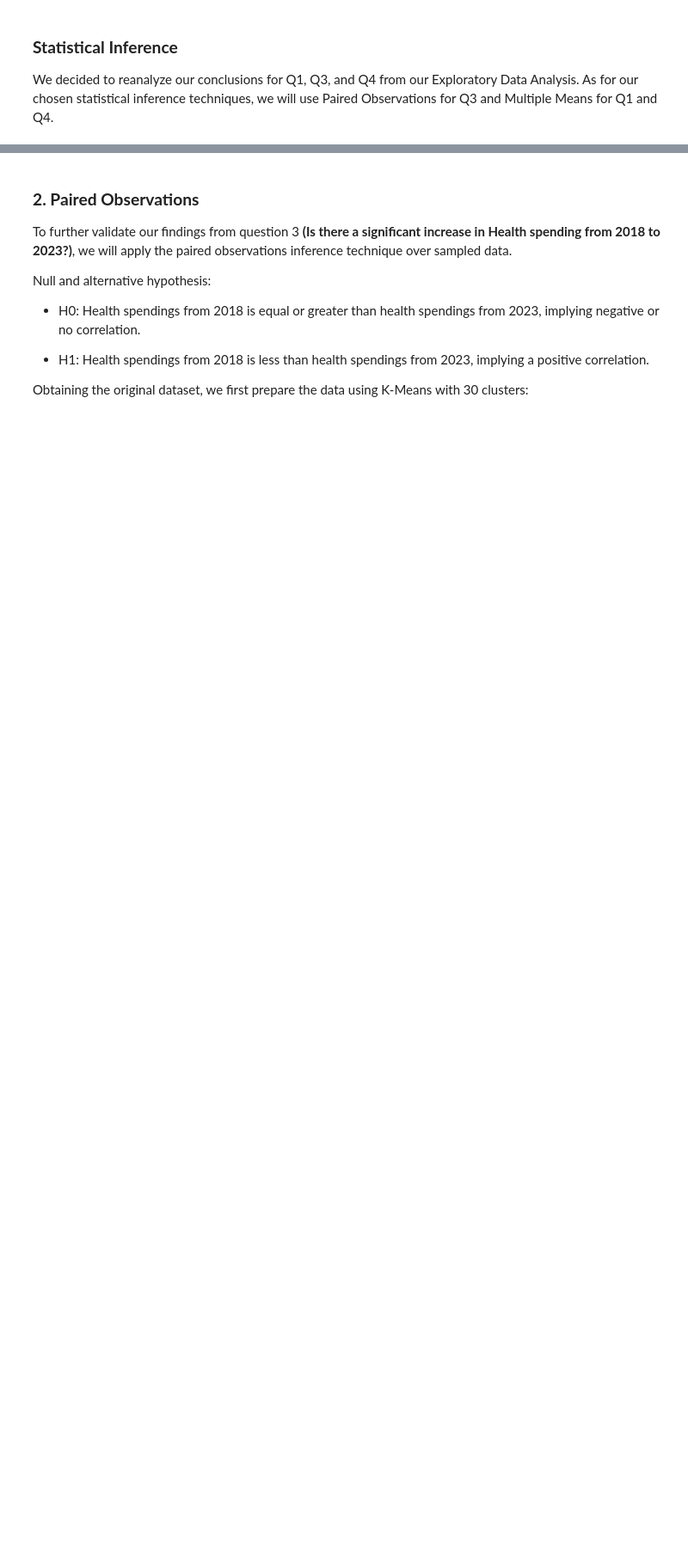
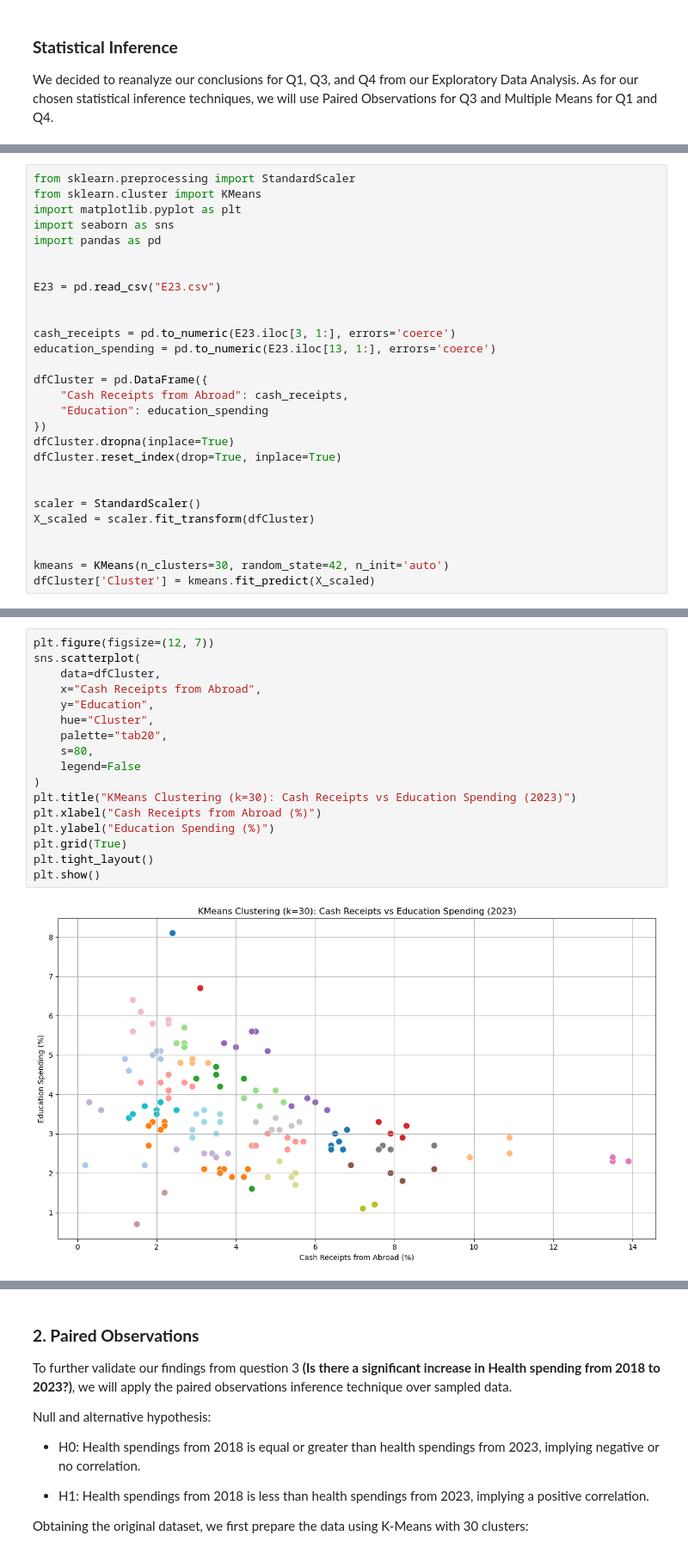
Before and after one commit to Sky282128/RoleModels, a Jupyter notebook: RoleModels.ipynb, the cells around one changed output, grey strips where cells are left out. Shown at 86% size. Saved outputs shown, nothing was run; the diff lists cells and outputs as text; blank space fills up the shorter version.

```diff
--- a/RoleModels.ipynb
+++ b/RoleModels.ipynb
@@ -576,0 +619,28 @@ We decided to reanalyze our conclusions for Q1, Q3, and Q4 from our Exploratory
+# %%
+from sklearn.preprocessing import StandardScaler
+from sklearn.cluster import KMeans
+import matplotlib.pyplot as plt
+import seaborn as sns
+import pandas as pd
+
+
+E23 = pd.read_csv("E23.csv")
+
+
+cash_receipts = pd.to_numeric(E23.iloc[3, 1:], errors='coerce')
+education_spending = pd.to_numeric(E23.iloc[13, 1:], errors='coerce')
+
+dfCluster = pd.DataFrame({
+    "Cash Receipts from Abroad": cash_receipts,
+    "Education": education_spending
+})
+dfCluster.dropna(inplace=True)
+dfCluster.reset_index(drop=True, inplace=True)
+
+
+scaler = StandardScaler()
+X_scaled = scaler.fit_transform(dfCluster)
+
+
+kmeans = KMeans(n_clusters=30, random_state=42, n_init='auto')
+dfCluster['Cluster'] = kmeans.fit_predict(X_scaled)
@@ -576,0 +651,19 @@ We decided to reanalyze our conclusions for Q1, Q3, and Q4 from our Exploratory
+# %%
+plt.figure(figsize=(12, 7))
+sns.scatterplot(
+    data=dfCluster,
+    x="Cash Receipts from Abroad",
+    y="Education",
+    hue="Cluster",
+    palette="tab20",
+    s=80,
+    legend=False
+)
+plt.title("KMeans Clustering (k=30): Cash Receipts vs Education Spending (2023)")
+plt.xlabel("Cash Receipts from Abroad (%)")
+plt.ylabel("Education Spending (%)")
+plt.grid(True)
+plt.tight_layout()
+plt.show()
+# %% [output]
+[figure, added]
```
Also changed, not shown: parts of 11 cells of this notebook.
